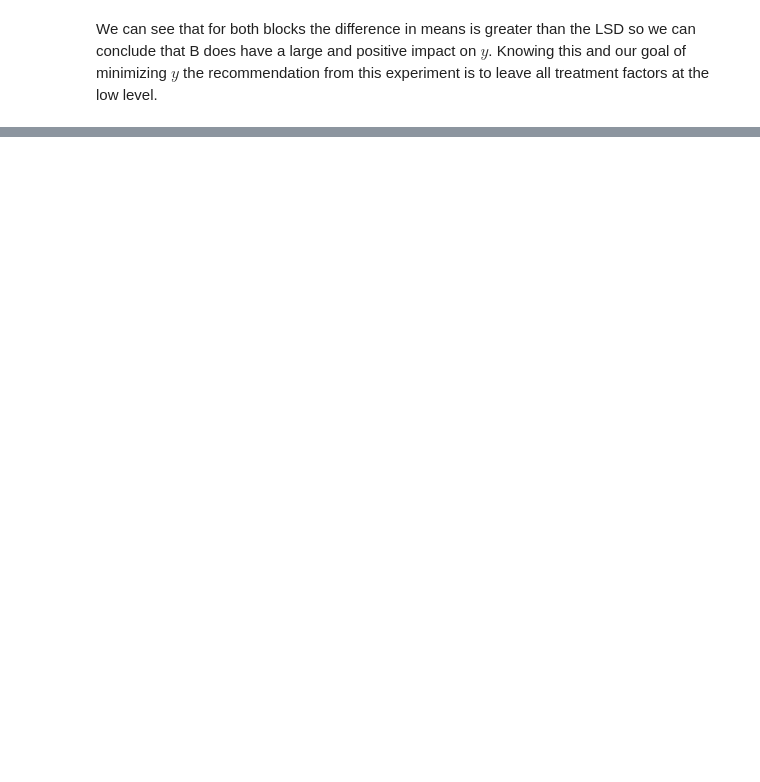
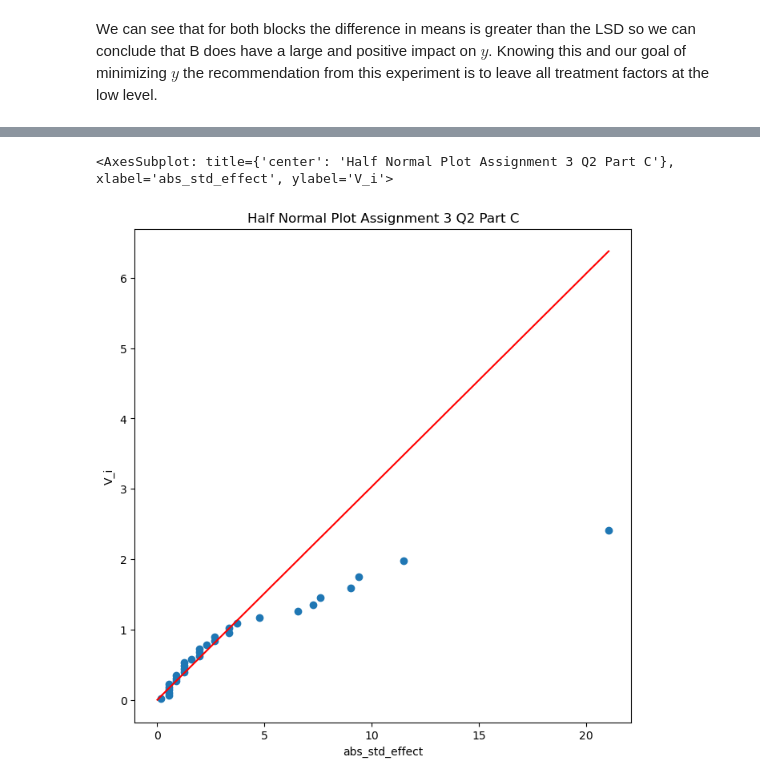
Before and after one commit to alecabt85/exp_design, a Jupyter notebook: STAT722 Assignment 3 Burtner-Abt v2.ipynb, the cells around one changed output, grey strips where cells are left out. Saved outputs shown, nothing was run; the diff lists cells and outputs as text; code cells hidden in the pictures; blank space fills up the shorter version.

```diff
--- a/STAT722 Assignment 3 Burtner-Abt v2.ipynb
+++ b/STAT722 Assignment 3 Burtner-Abt v2.ipynb
@@ -238,0 +393,3 @@ Computing all 31 factors using
+# %%
+q2_hn2 = HalfNormPlot(data=q2_yates.iloc[1:,:], data_col='std_effect', label_col='effect')
+q2_hn2.half_norm_data
@@ -238,0 +419,5 @@ Computing all 31 factors using
+# %%
+q2_hn2.plot_half_norm(title="Half Normal Plot Assignment 3 Q2 Part C", data_percent=.75)
+# %% [output]
+<AxesSubplot: title={'center': 'Half Normal Plot Assignment 3 Q2 Part C'}, xlabel='abs_std_effect', ylabel='V_i'>
+[figure, added]
```
Also changed, not shown: parts of 34 cells of this notebook, 15 other files.
